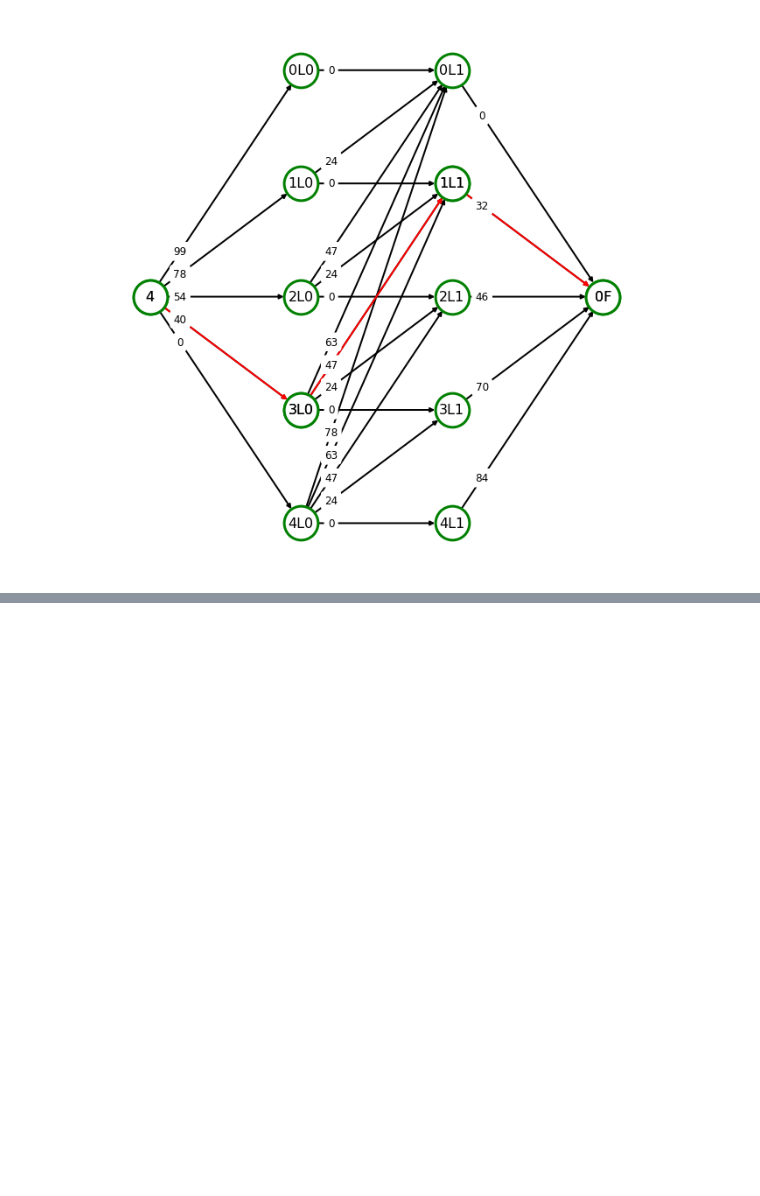
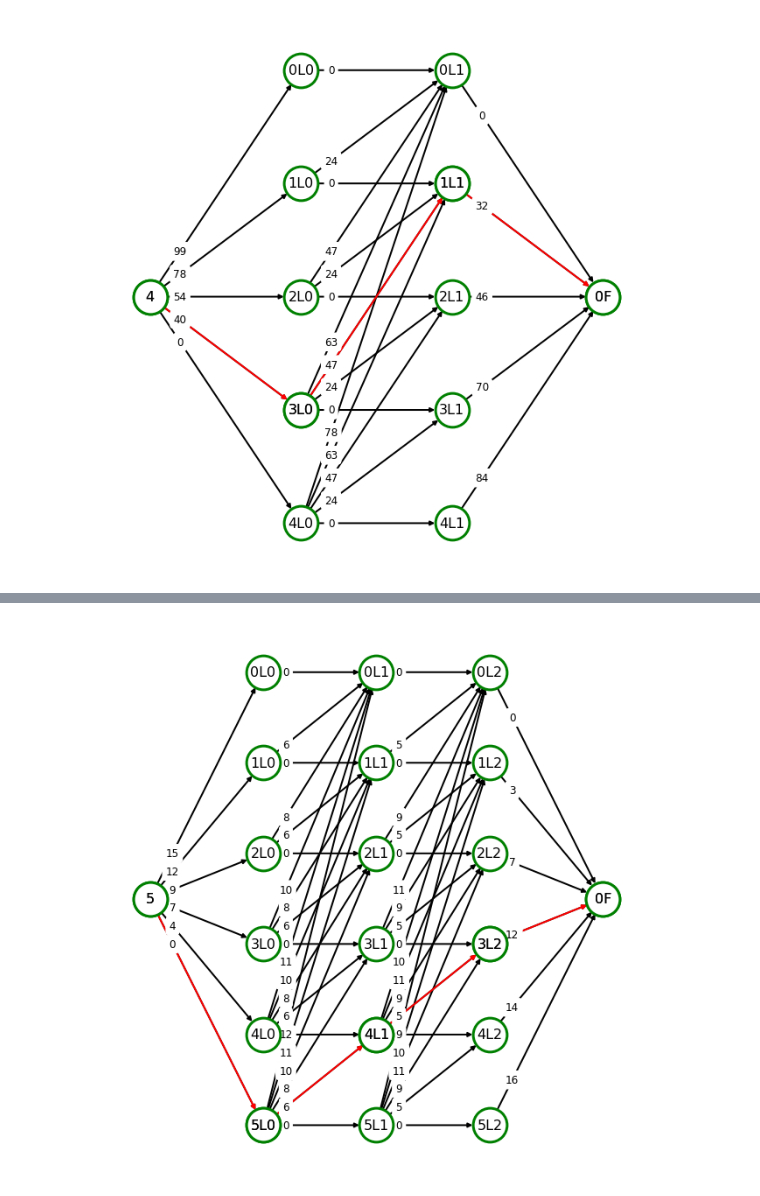
Before and after one commit to Michael-Jimenez-C/Investigaci-n-de-operaciones, a Jupyter notebook: Tarea5IO/PD_deterministica.ipynb, the cells around one changed output, grey strips where cells are left out. Saved outputs shown, nothing was run; the diff lists cells and outputs as text; code cells hidden in the pictures; blank space fills up the shorter version.

```diff
--- a/Tarea5IO/PD_deterministica.ipynb
+++ b/Tarea5IO/PD_deterministica.ipynb
@@ -162,0 +210,4 @@ graficarCamino(G,sol[0],options,pos)
+# %%
+graficarCamino(G,sol[0],options,pos)
+# %% [output]
+[figure, added]
```
Also changed, not shown: parts of 9 cells of this notebook.
